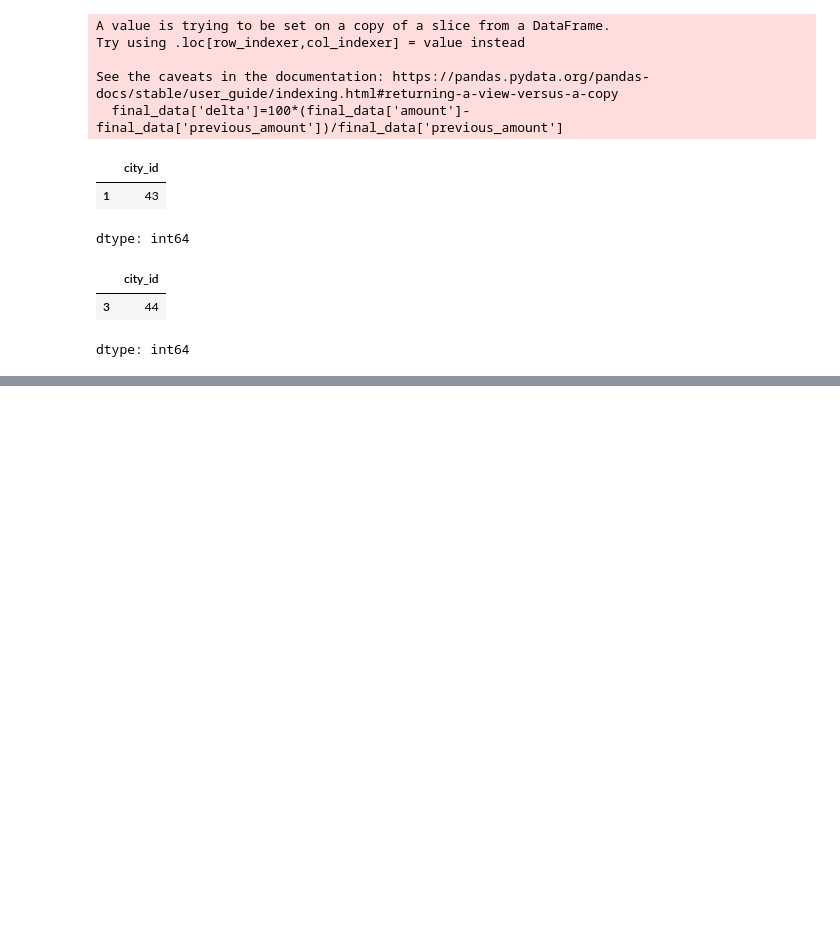
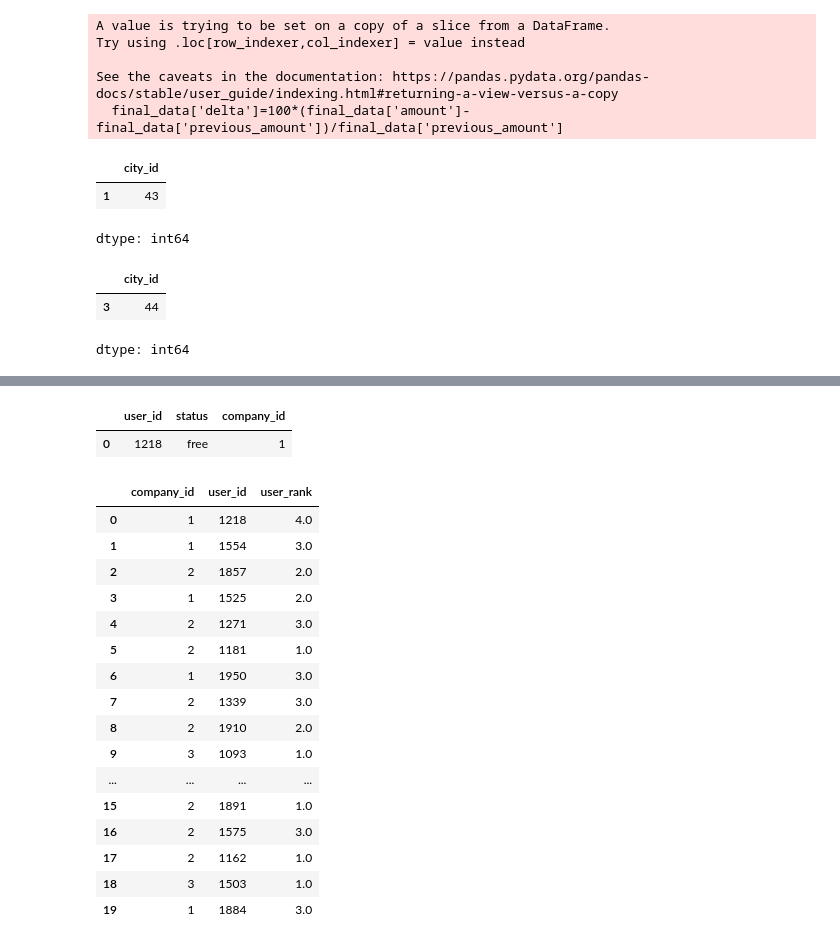
Before and after one commit to Aditichintamani/Python_sample_case_study, a Jupyter notebook: Pandas_Medium_difficulty.ipynb, the cells around one changed output, grey strips where cells are left out. Cells and saved outputs as stored; diff of their text form; code cells hidden in the pictures; blank space fills up the shorter version.

```diff
--- a/Pandas_Medium_difficulty.ipynb
+++ b/Pandas_Medium_difficulty.ipynb
@@ -131,0 +244,55 @@ dtype: int64
+# %%
+from io import StringIO
+data = """user_id	status	company_id
+1218	free	1
+1554	inactive	1
+1857	free	2
+1525	paid	1
+1271	inactive	2
+1181	inactive	2
+1950	free	1
+1339	free	2
+1910	free	2
+1093	paid	3
+1859	free	1
+1079	paid	2
+1519	inactive	2
+1854	paid	1
+1968	inactive	2
+1891	paid	2
+1575	free	2
+1162	paid	2
+1503	inactive	3
+1884	free	1"""
+
+rc_users = pd.read_csv(StringIO(data), sep="\t")
+rc_users.head(1)
+# %% [output]
+|  | user_id | status | company_id |
+| 0 | 1218 | free | 1 |
+# %%
+total_call_per_user = rc_calls.groupby(['user_id'])['call_id'].count().reset_index().rename({'call_id':'no_of_calls'},axis=1)
+rc_users = pd.merge(rc_users,total_call_per_user,how='left')
+rc_users['user_rank']=rc_users.groupby(['company_id'])['no_of_calls'].rank(method='dense',ascending=False)
+rc_users[rc_users['user_rank']<=2].sort_values(by=['company_id'])
+rc_users[rc_users['company_id']==2].sort_values(by=['no_of_calls'],ascending=False)
+# %%
+rc_users[['company_id','user_id','user_rank']]
+# %% [output]
+|  | company_id | user_id | user_rank |
+| 0 | 1 | 1218 | 4.0 |
+| 1 | 1 | 1554 | 3.0 |
+| 2 | 2 | 1857 | 2.0 |
+| 3 | 1 | 1525 | 2.0 |
+| 4 | 2 | 1271 | 3.0 |
+| 5 | 2 | 1181 | 1.0 |
+| 6 | 1 | 1950 | 3.0 |
+| 7 | 2 | 1339 | 3.0 |
+| 8 | 2 | 1910 | 2.0 |
+| 9 | 3 | 1093 | 1.0 |
+| ... | ... | ... | ... |
+| 15 | 2 | 1891 | 1.0 |
+| 16 | 2 | 1575 | 3.0 |
+| 17 | 2 | 1162 | 1.0 |
+| 18 | 3 | 1503 | 1.0 |
+| 19 | 1 | 1884 | 3.0 |
```
Also changed, not shown: parts of 6 cells of this notebook.
